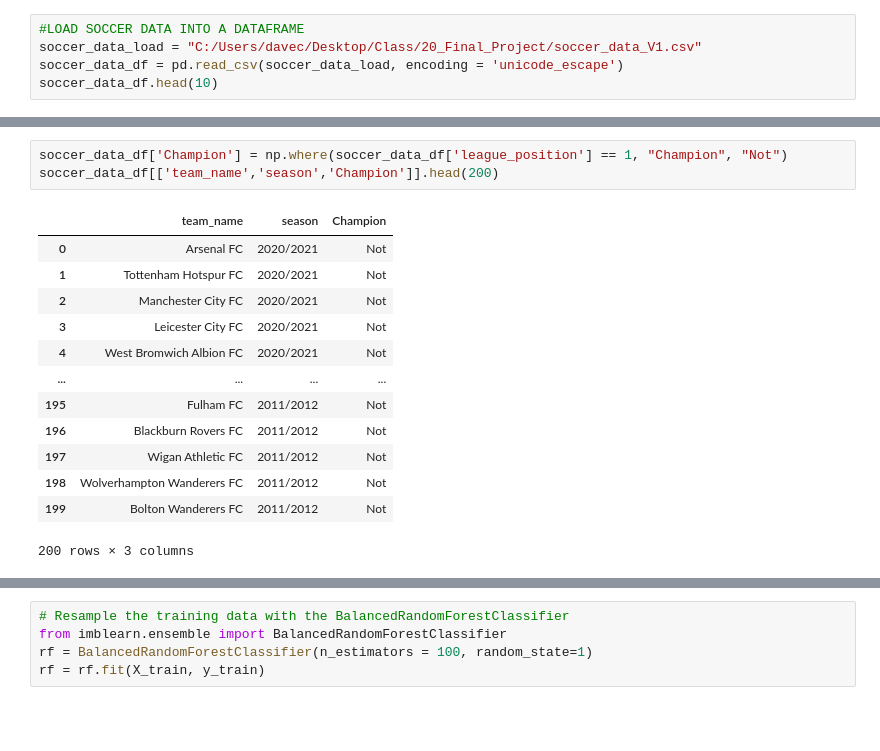
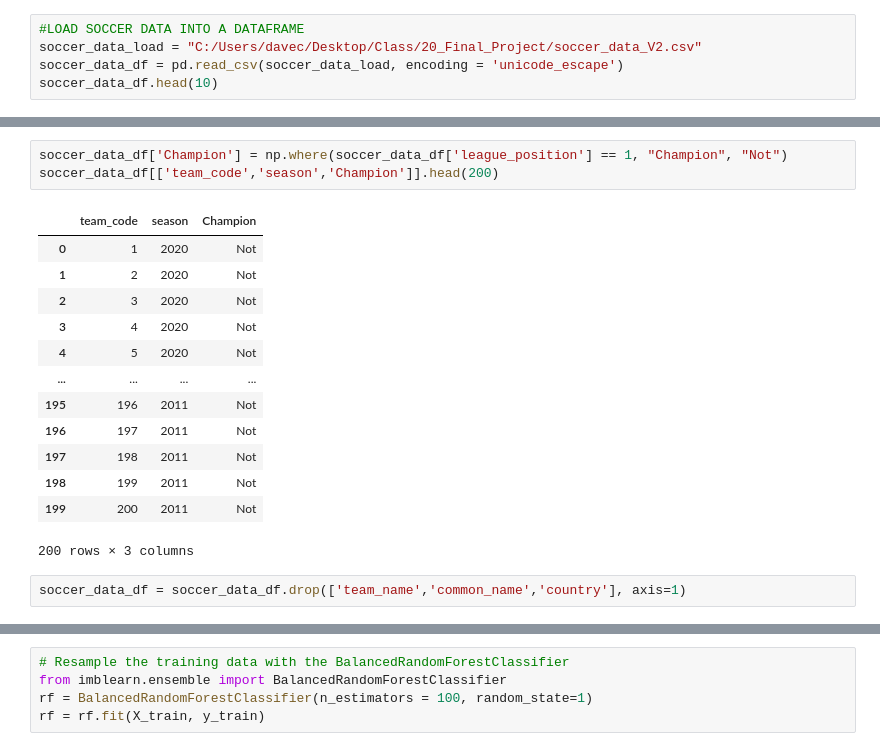
Before and after one commit to DavidChase88/Final_Project_Soccer, a Jupyter notebook: Deliverable_2_Machine_Learning.ipynb, the cells around one changed output, grey strips where cells are left out. Cells and saved outputs as stored; diff of their text form; blank space fills up the shorter version.

```diff
--- a/Deliverable_2_Machine_Learning.ipynb
+++ b/Deliverable_2_Machine_Learning.ipynb
@@ -13,7 +18,7 @@ from sklearn.metrics import confusion_matrix
 from imblearn.metrics import classification_report_imbalanced
 # %%
 #LOAD SOCCER DATA INTO A DATAFRAME
-soccer_data_load = "C:/Users/davec/Desktop/Class/20_Final_Project/soccer_data_V1.csv"
+soccer_data_load = "C:/Users/davec/Desktop/Class/20_Final_Project/soccer_data_V2.csv"
 soccer_data_df = pd.read_csv(soccer_data_load, encoding = 'unicode_escape')
 soccer_data_df.head(10)
 # %% [output]
@@ -70,17 +75,19 @@ df_null
 # %%
 soccer_data_df['Champion'] = np.where(soccer_data_df['league_position'] == 1, "Champion", "Not")
-soccer_data_df[['team_name','season','Champion']].head(200)
+soccer_data_df[['team_code','season','Champion']].head(200)
 # %% [output]
-|  | team_name | season | Champion |
-| 0 | Arsenal FC | 2020/2021 | Not |
-| 1 | Tottenham Hotspur FC | 2020/2021 | Not |
-| 2 | Manchester City FC | 2020/2021 | Not |
-| 3 | Leicester City FC | 2020/2021 | Not |
-| 4 | West Bromwich Albion FC | 2020/2021 | Not |
+|  | team_code | season | Champion |
+| 0 | 1 | 2020 | Not |
+| 1 | 2 | 2020 | Not |
+| 2 | 3 | 2020 | Not |
+| 3 | 4 | 2020 | Not |
+| 4 | 5 | 2020 | Not |
 | ... | ... | ... | ... |
-| 195 | Fulham FC | 2011/2012 | Not |
-| 196 | Blackburn Rovers FC | 2011/2012 | Not |
-| 197 | Wigan Athletic FC | 2011/2012 | Not |
-| 198 | Wolverhampton Wanderers FC | 2011/2012 | Not |
-| 199 | Bolton Wanderers FC | 2011/2012 | Not |
+| 195 | 196 | 2011 | Not |
+| 196 | 197 | 2011 | Not |
+| 197 | 198 | 2011 | Not |
+| 198 | 199 | 2011 | Not |
+| 199 | 200 | 2011 | Not |
 200 rows × 3 columns
+# %%
+soccer_data_df = soccer_data_df.drop(['team_name','common_name','country'], axis=1)
```
Also changed, not shown: parts of 34 cells of this notebook.
